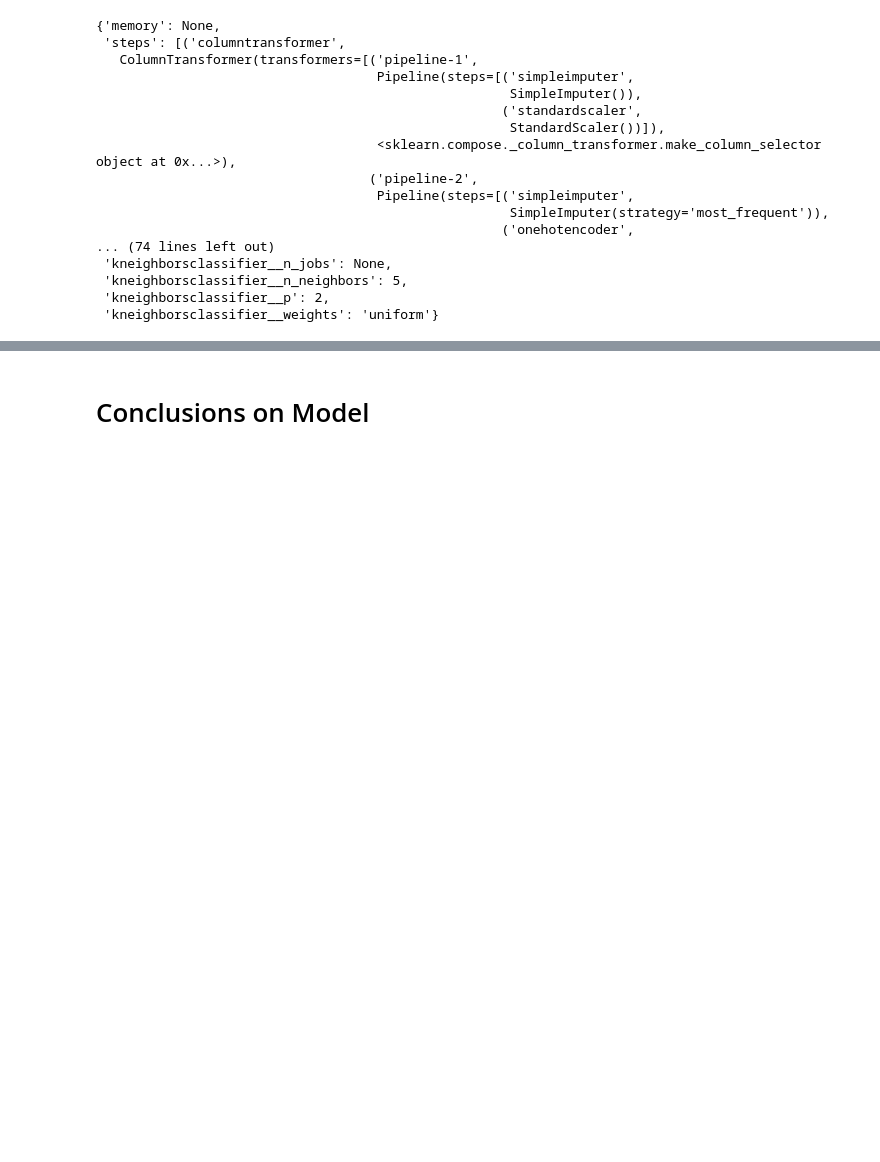
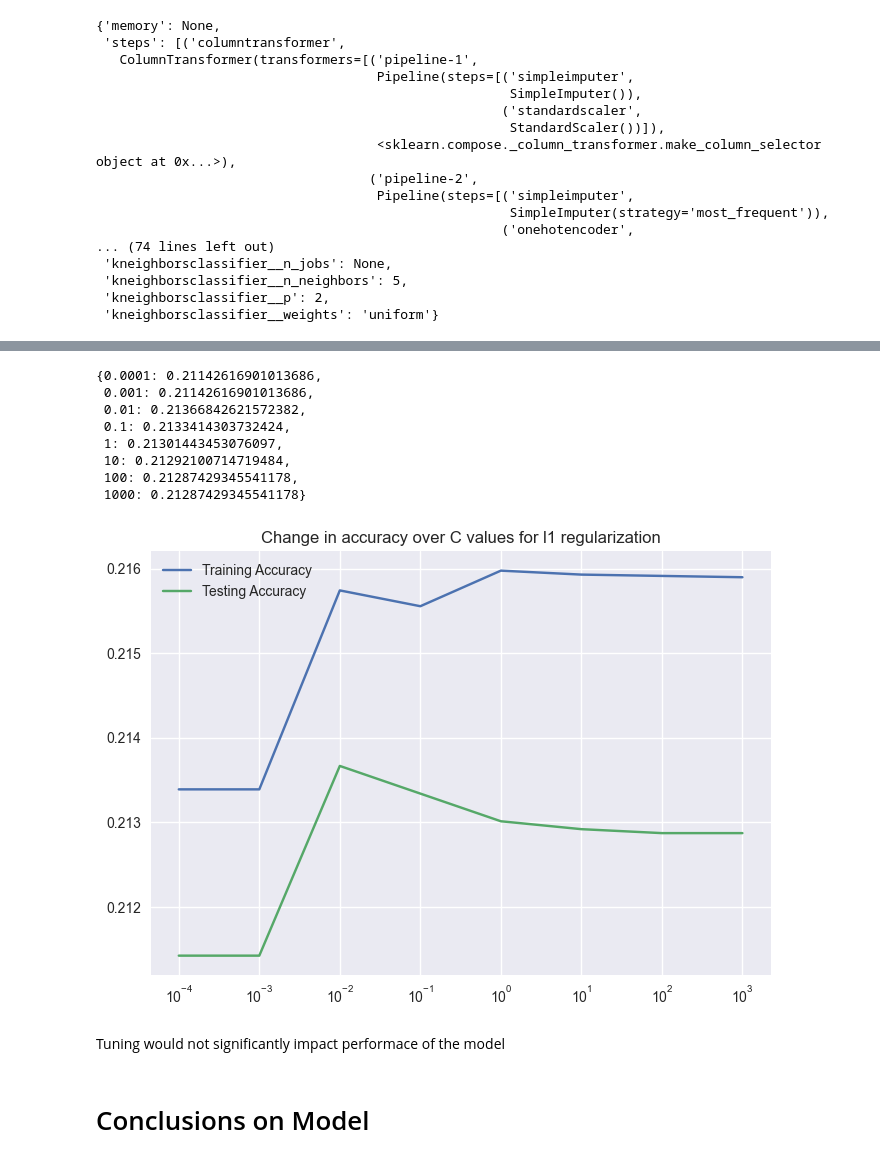
Before and after one commit to CameronBannick/UAP_REPORT, a Jupyter notebook: UFO Prediction.ipynb, the cells around one changed output, grey strips where cells are left out. Saved outputs shown, nothing was run; the diff lists cells and outputs as text; code cells hidden in the pictures; blank space fills up the shorter version.

```diff
--- a/UFO Prediction.ipynb
+++ b/UFO Prediction.ipynb
@@ -407,0 +425,11 @@ TypeError: fit() missing 1 required positional argument: 'y'
+# %%
+#instance of model
+logreg = LogisticRegression(C=1000, class_weight='balanced')
+#make pipeling for mode
+logpipe = make_pipeline(preprocessor, logreg)
+#fit training data
+logpipe.fit(X_train, y_train)
+#calling test predictions
+test_pred = logpipe.predict(X_test)
+#print metrics
+print(classification_report(y_test, test_pred))
@@ -408,3 +461,44 @@ TypeError: fit() missing 1 required positional argument: 'y'
+# %%
+# create a list of c values and empty lists for scores
+c_values = [0.0001, 0.001, 0.01, 0.1, 1, 10, 100, 1000]
+train_scores = []
+test_scores = []
+#iterative over the c values
+for c in c_values:
+
+  # instantiate a model with each value of c and fit it on the data
+  log_reg = LogisticRegression(C=c, max_iter=1000, solver='liblinear', penalty='l1')
+  log_reg_pipe = make_pipeline(preprocessor, log_reg)
+  log_reg_pipe.fit(X_train, y_train)
+
+  # add the training and testing scores to our scores lists
+  train_scores.append(log_reg_pipe.score(X_train, y_train))
+  test_scores.append(log_reg_pipe.score(X_test, y_test))
+
+#plot the change in accuracy as we change the value of C
+fig, ax = plt.subplots(1,1)
+ax.plot(c_values, train_scores, label='Training Accuracy')
+ax.plot(c_values, test_scores, label='Testing Accuracy')
+ax.set_xticks(c_values)
+ax.set_title('Change in accuracy over C values for l1 regularization')
+ax.legend()
+
+#set the x axis to a logarithmic scale to show the values of C in even intervals
+ax.set_xscale('log')
+# print a dictionary of values of C and accuracy scores
+{c:score for c, score in zip(c_values, test_scores)}
+# %% [output]
+{0.0001: 0.21142616901013686,
+ 0.001: 0.21142616901013686,
+ 0.01: 0.21366842621572382,
+ 0.1: 0.2133414303732424,
+ 1: 0.21301443453076097,
+ 10: 0.21292100714719484,
+ 100: 0.21287429345541178,
+ 1000: 0.21287429345541178}
+[figure, added]
+# %% [markdown]
+Tuning would not significantly impact performace of the model
 # %% [markdown]
 # Conclusions on Model
 # %% [markdown]
```
Also changed, not shown: parts of 9 cells of this notebook.
